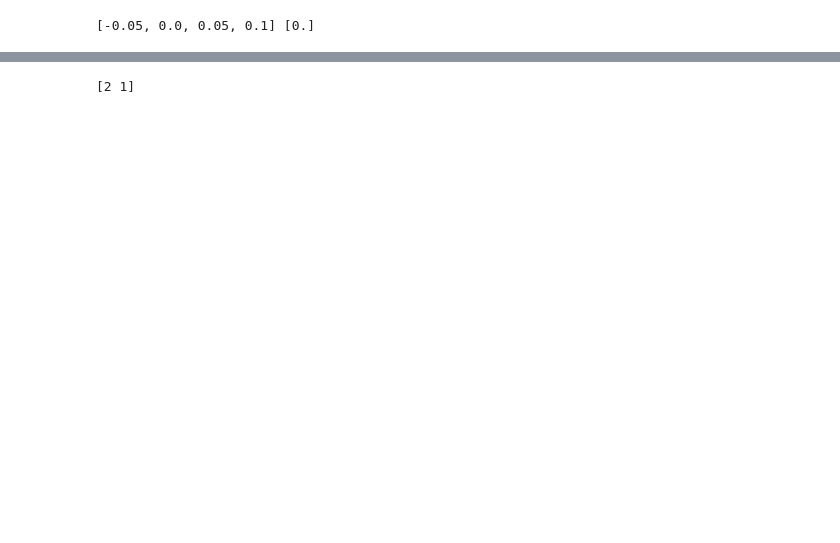
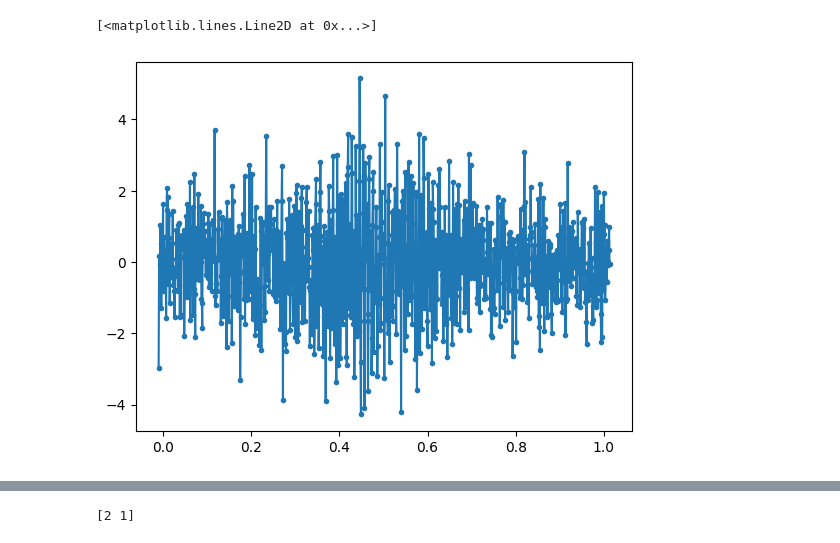
Before and after one commit to nacrocker/automated-segmentation, a Jupyter notebook: maxtree_tests_with_synthetic_data_and_noise.ipynb, the cells around one changed output, grey strips where cells are left out. Drawn from its saved outputs; the diff is of its cells as text; code cells hidden in the pictures; blank space fills up the shorter version.

Commit message:
Added chirp objects, noise and spectrogram

```diff
--- a/maxtree_tests_with_synthetic_data_and_noise.ipynb
+++ b/maxtree_tests_with_synthetic_data_and_noise.ipynb
@@ -37,8 +2,0 @@ def make_sig(t, chirpdescs = None, phi=0):
-# %%
-t=[-0.05,0.0,0.05,.1]
-chrpd0 = mkchirpdesc(t0=0.0,t1=0.02)
-chrpds = [chrpd0]
-sig = make_sig(t,chrpds)
-print(t,sig)
-# %% [output]
-[-0.05, 0.0, 0.05, 0.1] [0.]
@@ -46,0 +57,32 @@ from scipy.signal import stft
+# %%
+t=np.arange(0,1024/1000,0.001)-.01
+nt=len(t)
+dt=t[1]-t[0]
+fs=1/dt
+fN = fs/2.0
+nfft=int(np.ceil(np.sqrt(nt)))
+noise_mean=0
+noise_std=1.0
+
+chirps=[]
+
+t0=t[int(nt/16)]
+t1=t[int(nt/16)+int(nt*3/4)-1]
+chirps.append(Chirp(amp=2.0, t0=t0, t1=t1, f0=0.3*fN, f1=0.9*fN))
+
+t0=t[int(nt/8)]
+t1=t[int(nt/8)+int(nt*3/4)-1]
+chirps.append(Chirp(amp=1.5, t0=t0, t1=t1, f0=0.15*fN, f1=0.7*fN))
+
+sig0 = add_funcsigs(chirps,t)
+noise = make_noise(noise_mean, noise_std, t.shape)
+sig = sig0 + noise
+
+
+
+import matplotlib.pyplot as plt
+plt.figure()
+plt.plot(t,sig,'.-')
+# %% [output]
+[<matplotlib.lines.Line2D at 0x...>]
+[figure, added]
```
Also changed, not shown: parts of 9 cells of this notebook.
